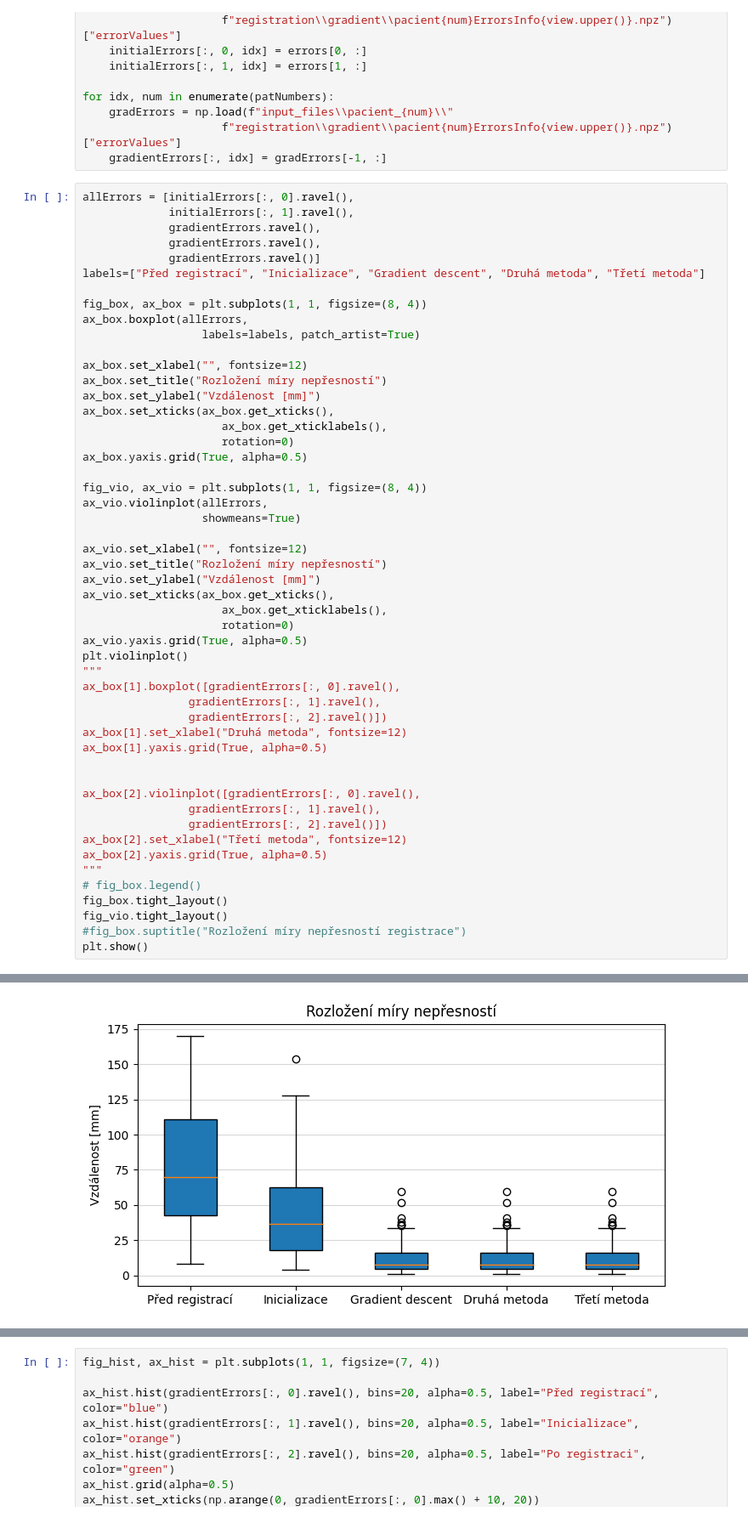
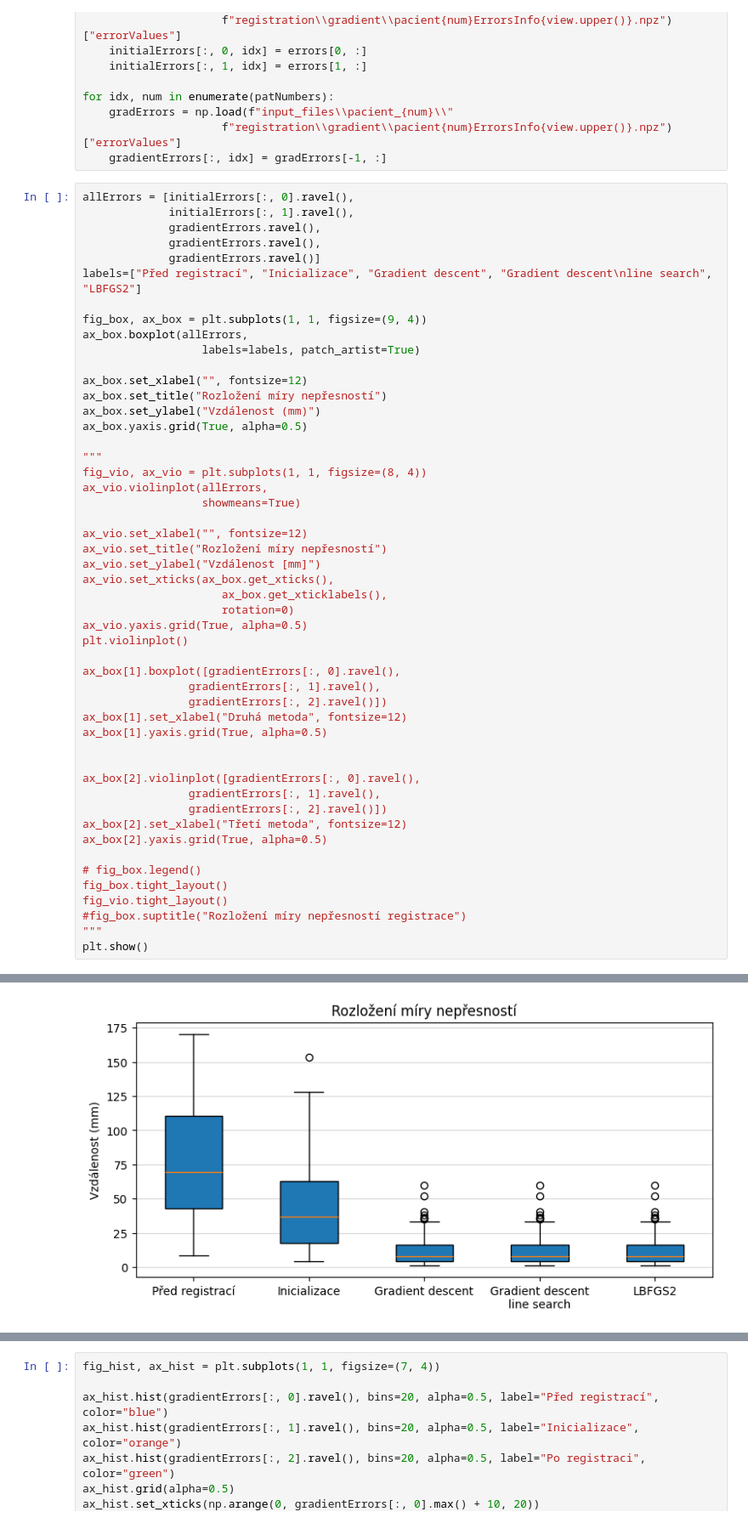
Before and after one commit to Vojtech-Benda/ca_isf, a Jupyter notebook: plotResults.ipynb, the cells around one changed output, grey strips where cells are left out. Shown at 85% size. Cells and saved outputs as stored; diff of their text form.

```diff
--- a/plotResults.ipynb
+++ b/plotResults.ipynb
@@ -117,20 +146,18 @@ allErrors = [initialErrors[:, 0].ravel(),
              gradientErrors.ravel(),
              gradientErrors.ravel(),
              gradientErrors.ravel()]
-labels=["Před registrací", "Inicializace", "Gradient descent", "Druhá metoda", "Třetí metoda"]
+labels=["Před registrací", "Inicializace", "Gradient descent", "Gradient descent\nline search", "LBFGS2"]
 
-fig_box, ax_box = plt.subplots(1, 1, figsize=(8, 4))
+fig_box, ax_box = plt.subplots(1, 1, figsize=(9, 4))
 ax_box.boxplot(allErrors,
                   labels=labels, patch_artist=True)
 
 ax_box.set_xlabel("", fontsize=12)
 ax_box.set_title("Rozložení míry nepřesností")
-ax_box.set_ylabel("Vzdálenost [mm]")
-ax_box.set_xticks(ax_box.get_xticks(),
-                     ax_box.get_xticklabels(),
-                     rotation=0)
+ax_box.set_ylabel("Vzdálenost (mm)")
 ax_box.yaxis.grid(True, alpha=0.5)
 
+"""
 fig_vio, ax_vio = plt.subplots(1, 1, figsize=(8, 4))
 ax_vio.violinplot(allErrors,
                   showmeans=True)
@@ -143,7 +170,7 @@ ax_vio.set_xticks(ax_box.get_xticks(),
                      rotation=0)
 ax_vio.yaxis.grid(True, alpha=0.5)
 plt.violinplot()
-"""
+
 ax_box[1].boxplot([gradientErrors[:, 0].ravel(),
                 gradientErrors[:, 1].ravel(),
                 gradientErrors[:, 2].ravel()])
@@ -156,10 +183,11 @@ ax_box[2].violinplot([gradientErrors[:, 0].ravel(),
                 gradientErrors[:, 2].ravel()])
 ax_box[2].set_xlabel("Třetí metoda", fontsize=12)
 ax_box[2].yaxis.grid(True, alpha=0.5)
-"""
+
 # fig_box.legend()
 fig_box.tight_layout()
 fig_vio.tight_layout()
 #fig_box.suptitle("Rozložení míry nepřesností registrace")
+"""
 plt.show()
 # %% [output]
@@ -167 +194 @@ TypeError: violinplot() missing 1 required positional argument: 'dataset'
-[figure, old version]
+[figure, new version]
```
Also changed, not shown: parts of 6 cells of this notebook.
